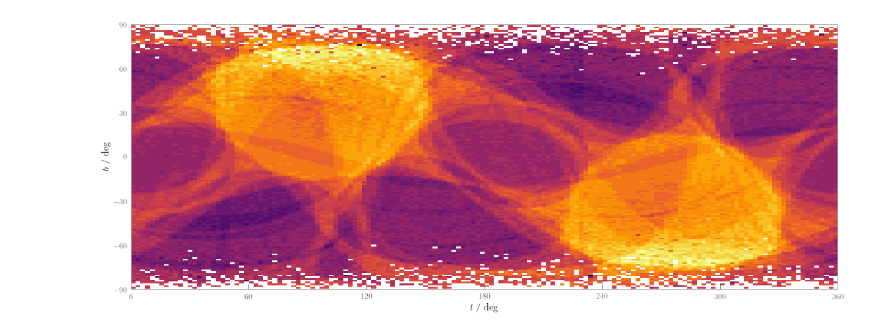
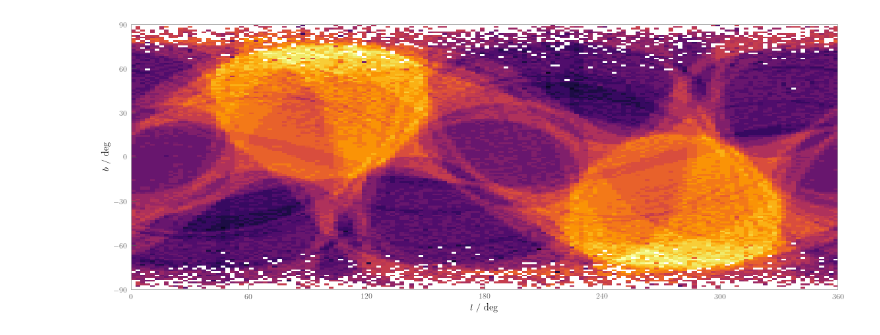
Before and after one commit to andycasey/velociraptor, a Jupyter notebook: notebooks/sb2.ipynb, the cells around one changed output. Drawn from its saved outputs; the diff is of its cells as text; code cells hidden in the pictures.

```diff
--- a/notebooks/sb2.ipynb
+++ b/notebooks/sb2.ipynb
@@ -94,4 +100,9 @@ def plot_rv_completeness(label_name, latex_label_name, semilogx,
         ax.axvspan(lower, upper, facecolor="#eeeeee", edgecolor="None", zorder=-1)
 
     return fig
+# %%
+# Apply ranges
+valid_ranges = dict(
+    bp_rp=(1.2, 2.3),
+    phot_rp_mean_mag=(10, 12.15))
 # %%
@@ -137,20 +152,14 @@ Numer of sources in that range without an RV: 672782
-# %%
-data["absolute_g_mag"] = data["phot_g_mean_mag"] \
-                       + 5 * np.log10(data["parallax"]/100.0)
 # %%
-# Plot them across the H-R diagram.
-
-def plot_density_fraction(x_label_name, y_label_name, N_bins=150,
+# Plot the completeness fraction across the H-R diagram.
+def plot_density_fraction(x, y, N_bins=150,
                           min_points_per_bin=5, x_min=None, x_max=None,
                           y_min=None, y_max=None, ax=None, xlabel=None,
                           ylabel=None, figsize=(8, 8), colorbar=True,
-                          **kwargs):
+                          mask=None, **kwargs):
     if ax is None:
         fig, ax = plt.subplots(1, 1, figsize=figsize)
     else:
         fig = ax.figure
-
-    x, y = (data[x_label_name], data[y_label_name])
 
     finite = np.isfinite(x * y)
     if x_min is not None:
@@ -162,8 +171,11 @@ def plot_density_fraction(x_label_name, y_label_name, N_bins=150,
     if y_max is not None:
         finite *= (y_max >= y)
 
-    den = finite * in_sb2_source_parameter_range
-    num = is_sb2 * den
+    den = finite
+    if mask is not None:
+        den *= mask
+
+    num = (~finite_rv) * den
 
     H_all, xedges, yedges = np.histogram2d(x[den], y[den],
         bins=N_bins)
@@ -192,6 +204,6 @@ def plot_density_fraction(x_label_name, y_label_name, N_bins=150,
         cax = fig.add_axes([0.90, 0.125, 0.05, 0.75])
 
         cbar = plt.colorbar(image, cax=cax, orientation="vertical")
-        cbar.set_label(r"\textrm{fraction of likely sb2-type systems}")
+        cbar.set_label(r"\textrm{fraction of stars without radial velocity}")
 
     return fig
@@ -210,0 +252,12 @@ fig = plot_density_fraction("l", "b", N_bins=300,
+# %%
+B = 100
+fig = plot_density_fraction(data["l"], data["b"], N_bins=(B, B),
+                            xlabel=r"$l / \mathrm{deg}$",
+                            ylabel=r"$b / \mathrm{deg}$",
+                            aspect=0.75, colorbar=False, figsize=(16, 8),
+                            cmap="inferno", mask=in_sb2_source_parameter_range)
+fig.axes[0].set_xlim(0, 360)
+fig.axes[0].set_ylim(-60, 60)
+fig.axes[0].xaxis.set_major_locator(MaxNLocator(6))
+fig.axes[0].yaxis.set_major_locator(MaxNLocator(6))
+fig.tight_layout()
@@ -264,19 +319,18 @@ def plot_average_grid_value(x, y, z, bins=(100, 100), function=np.nanmedian,
     return fig
 # %%
 in_sb2 = in_sb2_source_parameter_range # for short.
-fig = plot_average_grid_value(data["l"][in_sb2],
-                              data["b"][in_sb2],
-                              data["visibility_periods_used"][in_sb2],
+fig = plot_average_grid_value(data["l"],
+                              data["b"],
+                              data["visibility_periods_used"],
                               bins=(150, 150), function=np.nanmedian,
                               subsample=500000, aspect=0.75, colorbar=False,
                               cmap="inferno", figsize=(16, 8),
                               xlabel=r"$l\,\,/\,\,\mathrm{deg}$",
                               ylabel=r"$b\,\,/\,\,\mathrm{deg}$",
                               zlabel="r\textrm{median visibility periods}")
 fig.axes[0].set_xlim(0, 360)
 fig.axes[0].set_ylim(-90, 90)
 fig.axes[0].xaxis.set_major_locator(MaxNLocator(6))
 fig.axes[0].yaxis.set_major_locator(MaxNLocator(6))
-fig.savefig("../figures/visibility.png", dpi=150)
 # %% [output]
-[figure, old version]
+[figure, new version]
```
Also changed, not shown: parts of 31 cells of this notebook, 4 other files.
